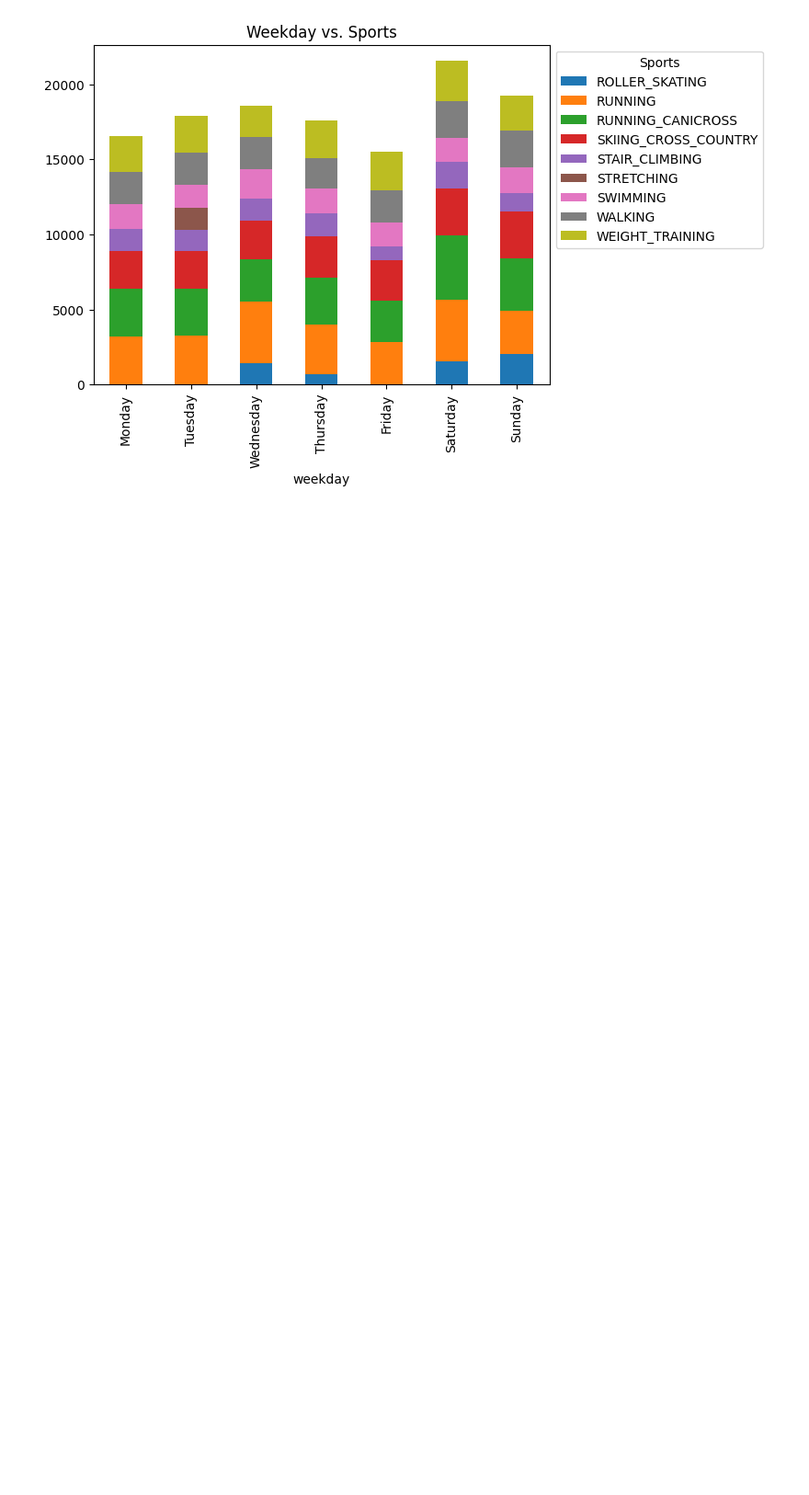
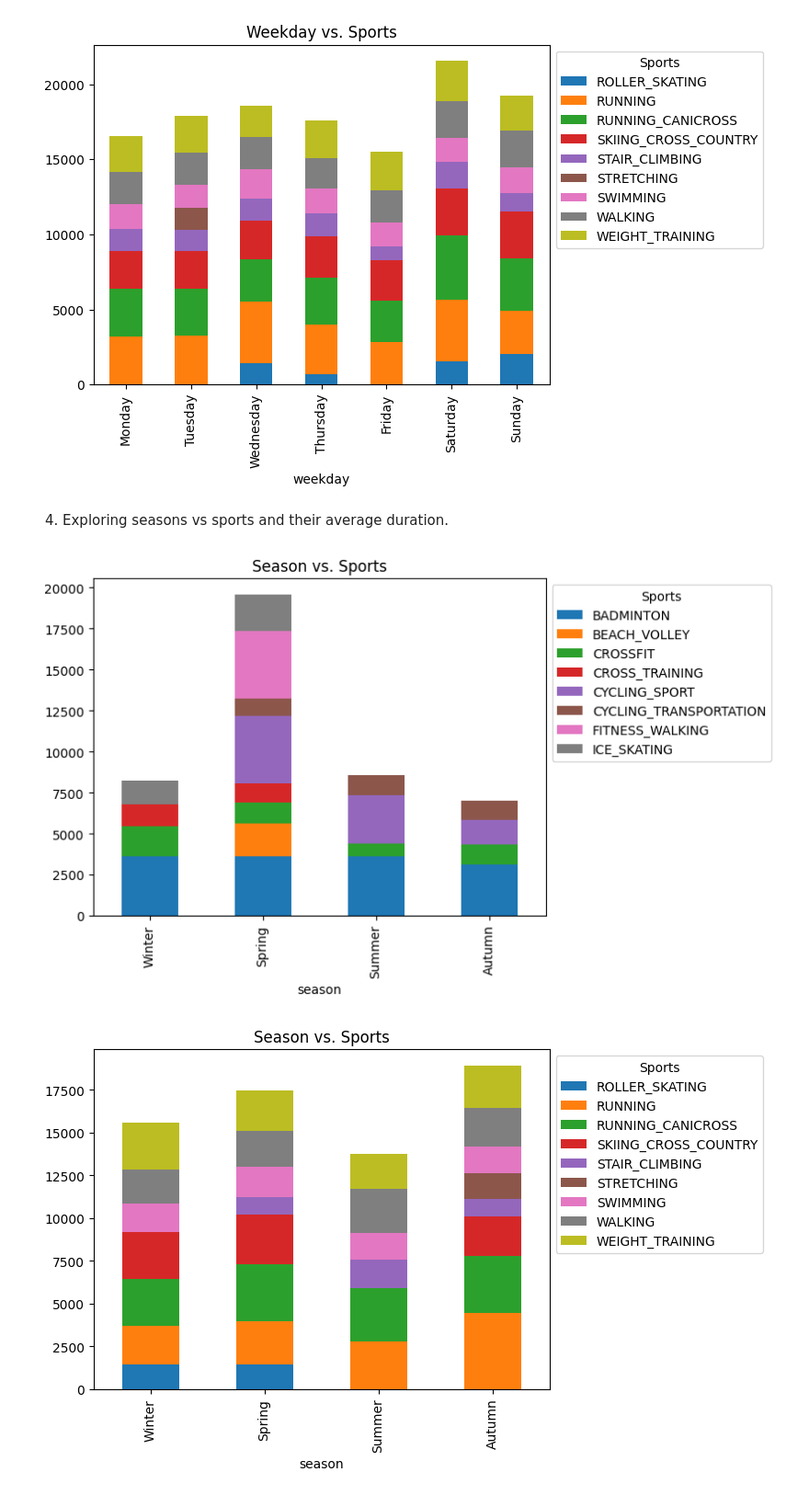
Before and after one commit to taruhaimi/BigDataPracticalAssignment, a Jupyter notebook: pa_notebook.ipynb, the cells around one changed output. Shown at 92% size. Drawn from its saved outputs; the diff is of its cells as text; code cells hidden in the pictures; blank space fills up the shorter version.

Commit message:
Barplot of seasons vs. sports

```diff
--- a/pa_notebook.ipynb
+++ b/pa_notebook.ipynb
@@ -89,3 +91,39 @@ pafuns.plot_weekday_data(datapart2)
 # %% [output]
 [figure]
 [figure]
+# %% [markdown]
+4. Exploring seasons vs sports and their average duration.
+# %%
+data['month'] = data['start_time'].dt.month
+# Define a mapping from month to season
+month_to_season = {
+    12: '1',
+    1: '1',
+    2: '1',
+    3: '2',
+    4: '2',
+    5: '2',
+    6: '3',
+    7: '3',
+    8: '3',
+    9: '4',
+    10: '4',
+    11: '4'
+}
+# Create a new column for seasons
+data['season'] = data['month'].map(month_to_season)
+
+# Calculate the average duration for each weekday and sport type
+mean_durations = data.groupby(['sport', 'season'])['duration_s'].mean().reset_index()
+
+# Pivot the data to have weekdays as columns
+mean_durations_pivot = mean_durations.pivot(index='season', columns='sport', values='duration_s').reset_index()
+
+# Plot the average duration per sport and  per weekday in two parts:
+datapart1 =  mean_durations_pivot.iloc[:,list(range(0, 9))]
+datapart2 = mean_durations_pivot.iloc[:, [0] + list(range(9, 18))]
+pafuns.plot_season_data(datapart1)
+pafuns.plot_season_data(datapart2)
+# %% [output]
+[figure, added]
+[figure, added]
```
Also changed, not shown: parts of 3 cells of this notebook, 1 other file.
